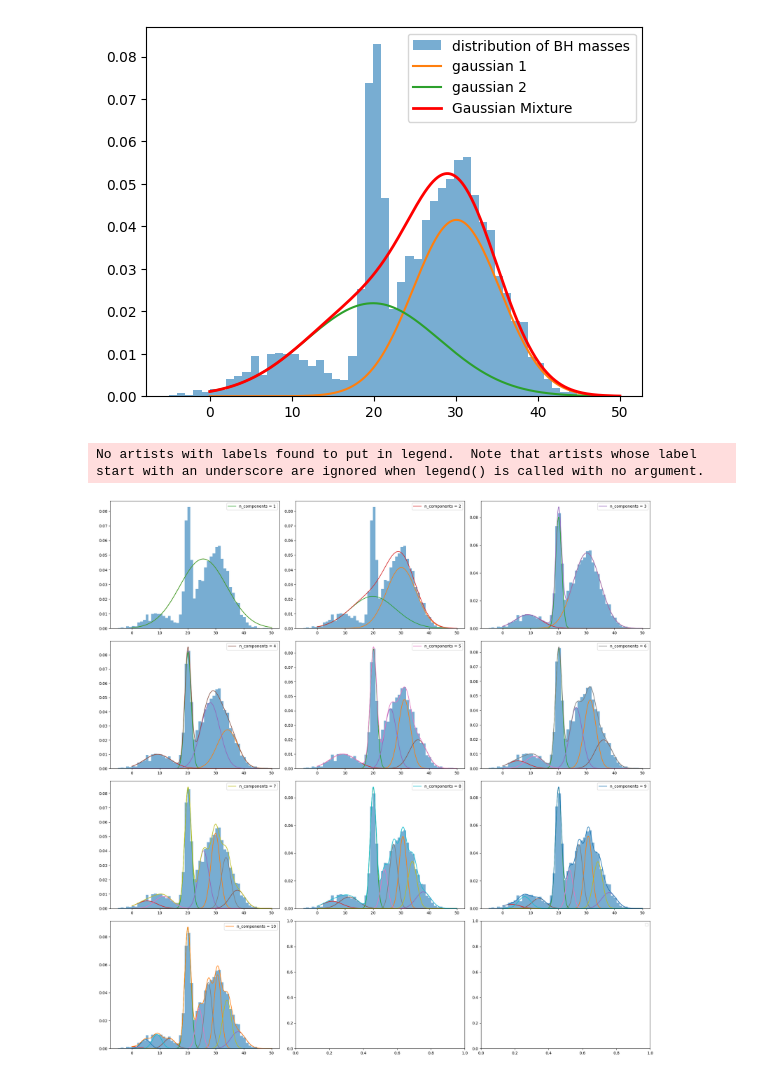
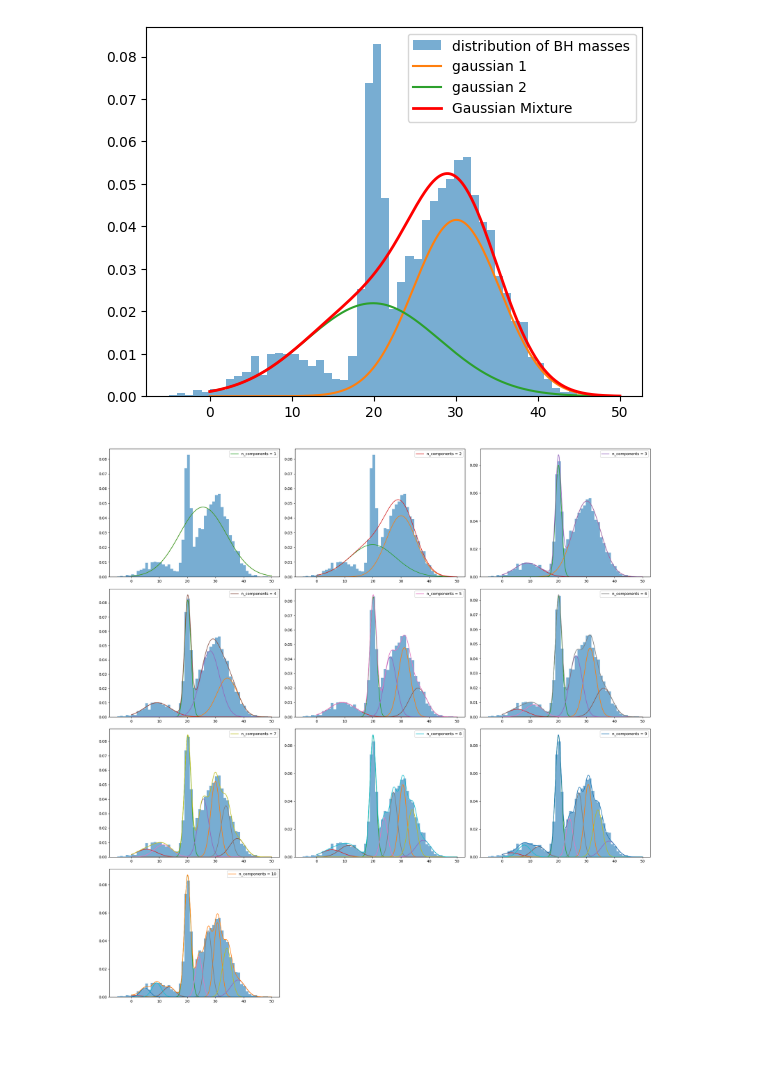
Before and after one commit to malvibellotti/astrostatistics_bicocca_2024, a Jupyter notebook: working/lecture_6_formation_channels.ipynb, the cells around one changed output. Cells and saved outputs as stored; diff of their text form; code cells hidden in the pictures; blank space fills up the shorter version.

```diff
--- a/working/lecture_6_formation_channels.ipynb
+++ b/working/lecture_6_formation_channels.ipynb
@@ -136,35 +125,39 @@ n_components = np.arange(1, 11)
 x = np.linspace(0, 50, 1000).reshape(-1, 1)
 
 aic = []
-fig, axs = plt.subplots(4, 3, figsize=(20, 20))
+bic = []
+fig, axs = plt.subplots(4, 3, figsize=(21, 21))
 
 
 for idx, n in enumerate(n_components):
 
     row = idx // 3
     col = idx % 3
     ax = axs[row, col]
 
 
     gm = GaussianMixture(n_components=n, random_state=0).fit(data)
     aic.append(gm.aic(data))
+    bic.append(gm.bic(data))
 
 
     ax.hist(data, int(len(data)**0.5),  alpha=0.6, density=True)
     for i in range(n):
         gaussian = norm.pdf(x, gm.means_[i][0], np.sqrt(gm.covariances_[i][0]))
 
 
         ax.plot(x, gaussian * gm.weights_[i])
     ax.plot(x, np.exp(gm.score_samples(x)), label = 'n_components = '+str(n))
     ax.legend()
     #print(gm.score_samples(data))
     #print(gm.means_)
     #print(gm.covariances_)
 
 plt.tight_layout()
+fig.delaxes(axs[3, 1])
+fig.delaxes(axs[3, 2])
+
 plt.show()
 # %% [output]
-No artists with labels found to put in legend.  Note that artists whose label start with an underscore are ignored when legend() is called with no argument.
-[figure, old version]
+[figure, new version]
 # %%
```
Also changed, not shown: parts of 4 cells of this notebook.
